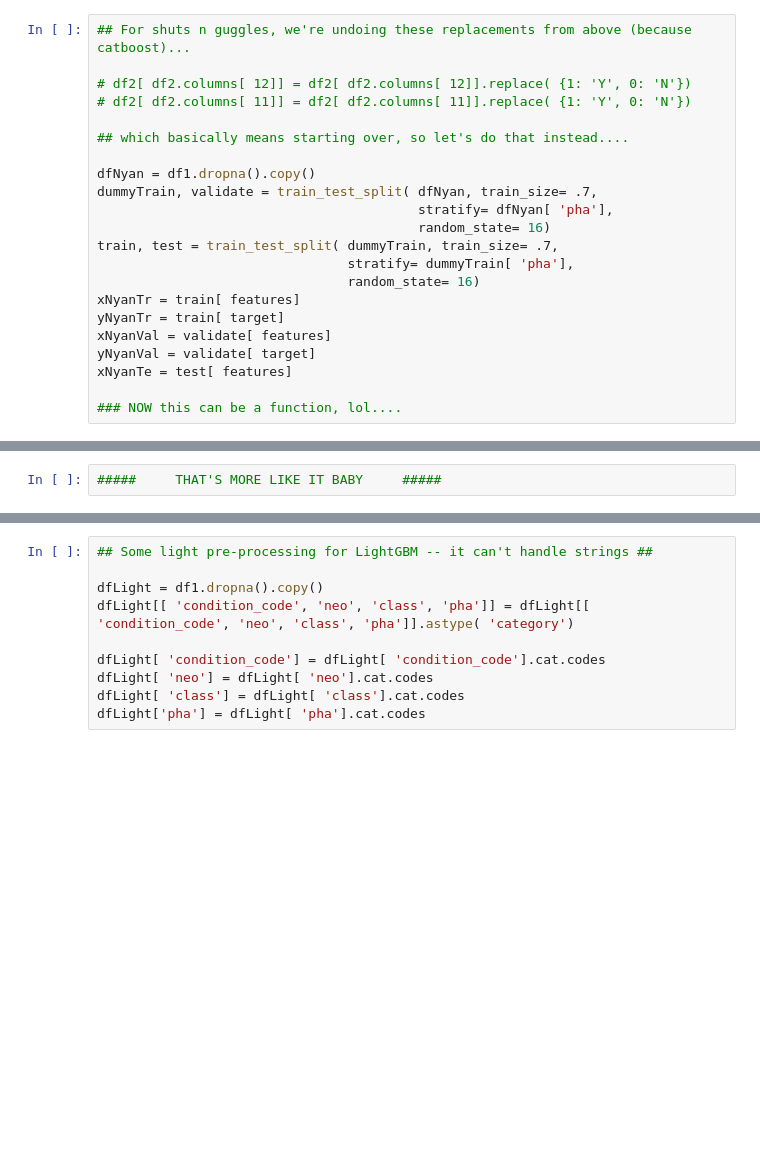
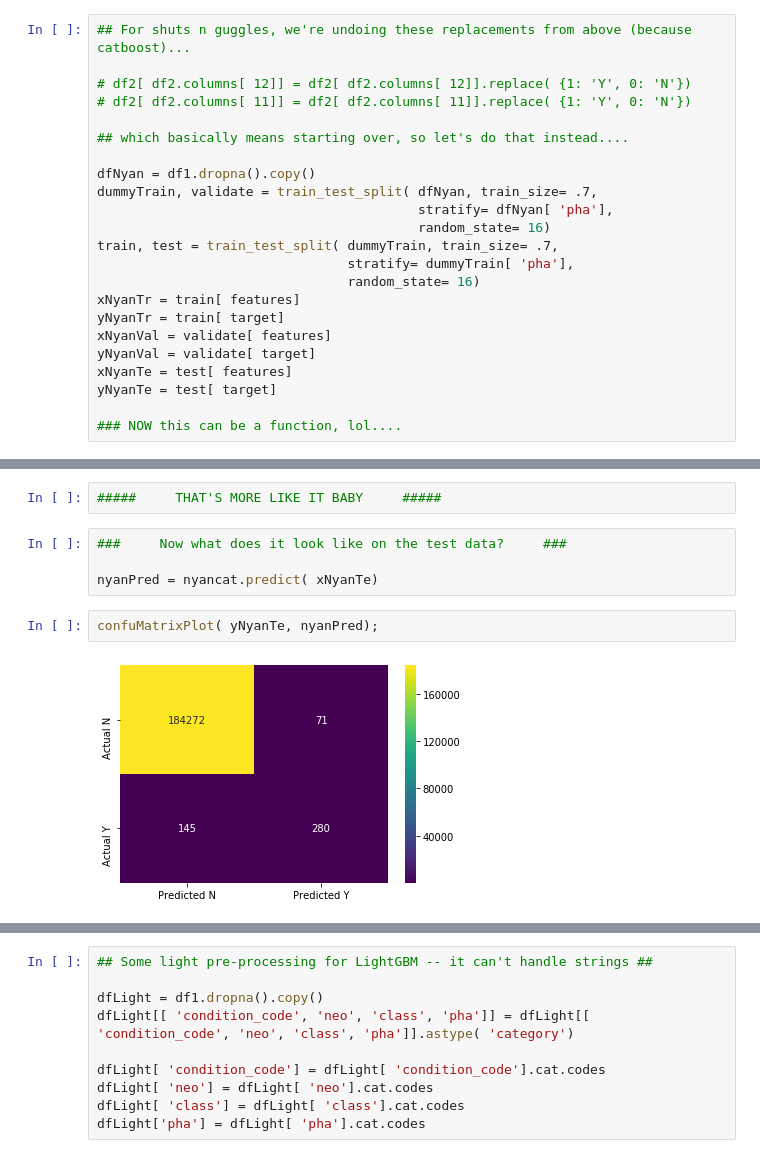
Before and after one commit to rselent/lambda-buildweek2-asteroids, a Jupyter notebook: build2_Asteroids_predicting_PHAs.ipynb, the cells around one changed output, grey strips where cells are left out. Saved outputs shown, nothing was run; the diff lists cells and outputs as text; blank space fills up the shorter version.

Commit message:
Thursday -- LAST commit. models complete. most visualizations complete. blog and Dash in progress

```diff
--- a/build2_Asteroids_predicting_PHAs.ipynb
+++ b/build2_Asteroids_predicting_PHAs.ipynb
@@ -536,6 +536,7 @@ yNyanTr = train[ target]
 xNyanVal = validate[ features]
 yNyanVal = validate[ target]
 xNyanTe = test[ features]
+yNyanTe = test[ target]
 
 ### NOW this can be a function, lol....
 # %%
@@ -577,2 +578,10 @@ confuMatrixPlot( yNyanVal, nyanPred);
 # %%
 #####     THAT'S MORE LIKE IT BABY     #####
+# %%
+###     Now what does it look like on the test data?     ###
+
+nyanPred = nyancat.predict( xNyanTe)
+# %%
+confuMatrixPlot( yNyanTe, nyanPred);
+# %% [output]
+[figure, added]
```
Also changed, not shown: parts of 20 cells of this notebook.
